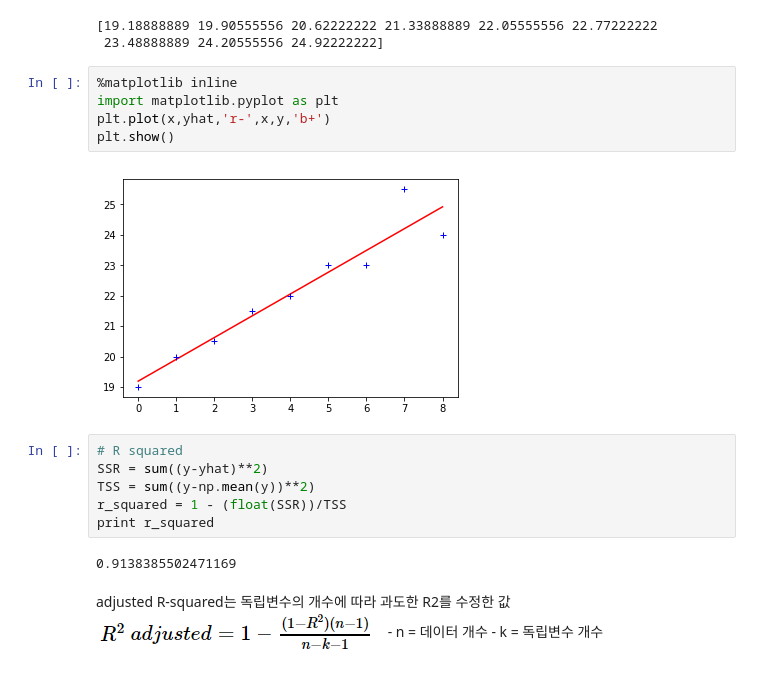
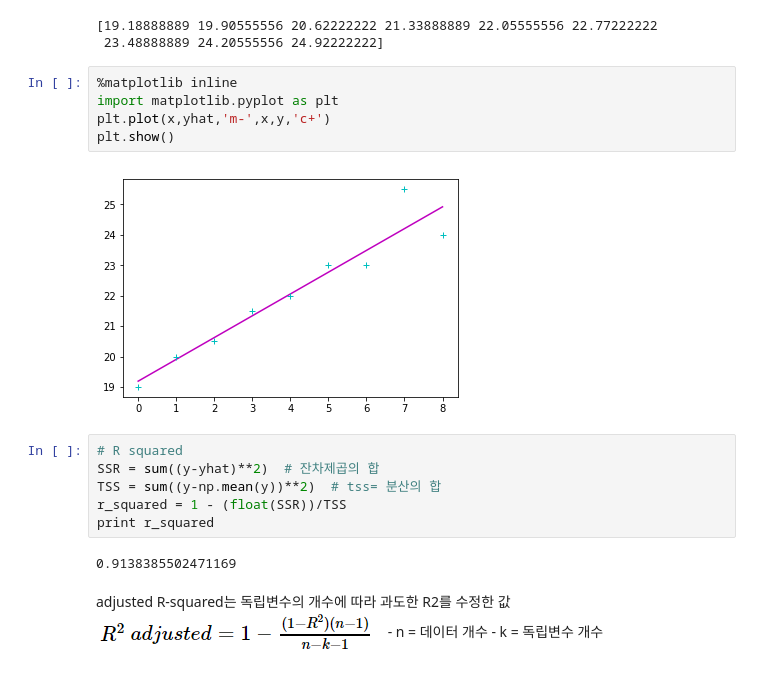
Before and after one commit to HeegeePark/MyStudySpace, a Jupyter notebook: 2019-2/BigData_Spark/src/ds7_regression.ipynb, the cells around one changed output. Cells and saved outputs as stored; diff of their text form.

```diff
--- a/2019-2/BigData_Spark/src/ds7_regression.ipynb
+++ b/2019-2/BigData_Spark/src/ds7_regression.ipynb
@@ -137,14 +139,14 @@ print yhat
 # %%
 %matplotlib inline
 import matplotlib.pyplot as plt
-plt.plot(x,yhat,'r-',x,y,'b+')
+plt.plot(x,yhat,'m-',x,y,'c+')
 plt.show()
 # %% [output]
-[figure, old version]
+[figure, new version]
 # %%
 # R squared
-SSR = sum((y-yhat)**2)
-TSS = sum((y-np.mean(y))**2)
+SSR = sum((y-yhat)**2)  # 잔차제곱의 합
+TSS = sum((y-np.mean(y))**2)  # tss= 분산의 합
 r_squared = 1 - (float(SSR))/TSS
 print r_squared
 # %% [output]
```
Also changed, not shown: parts of 67 cells of this notebook, 4 other files.
